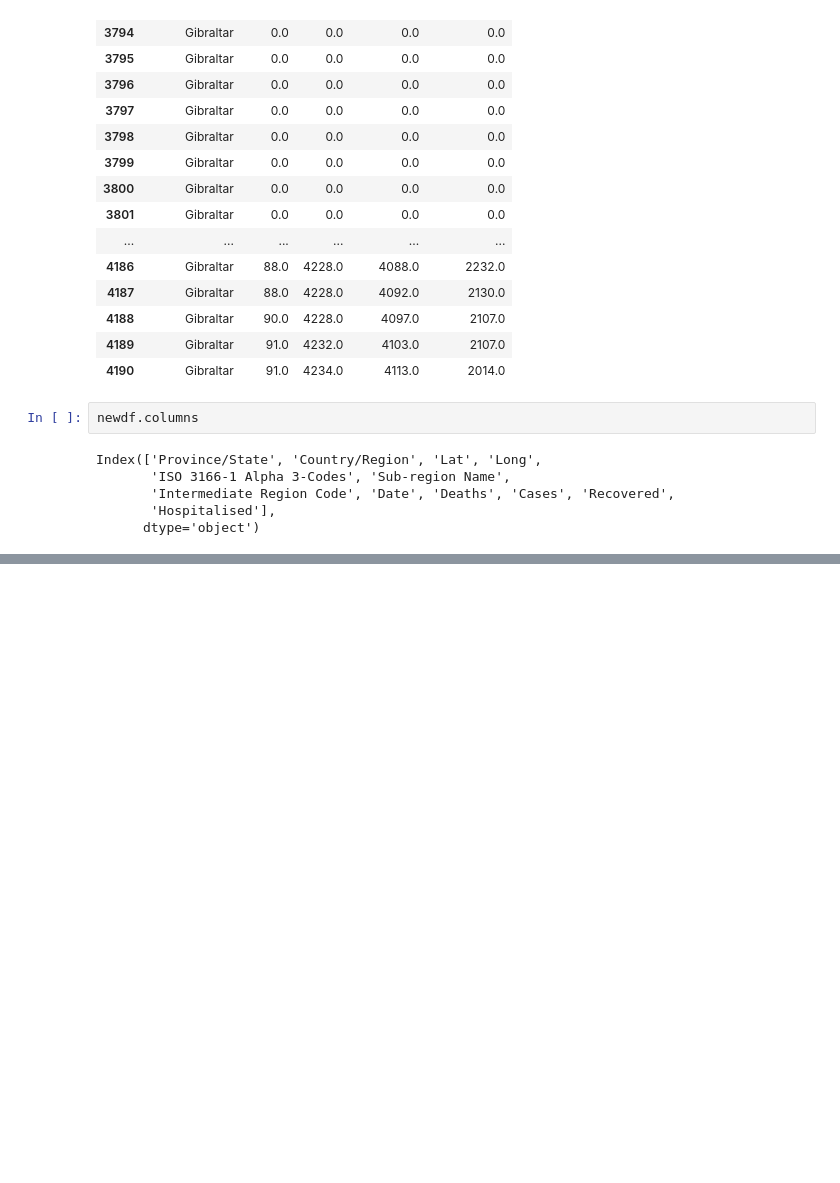
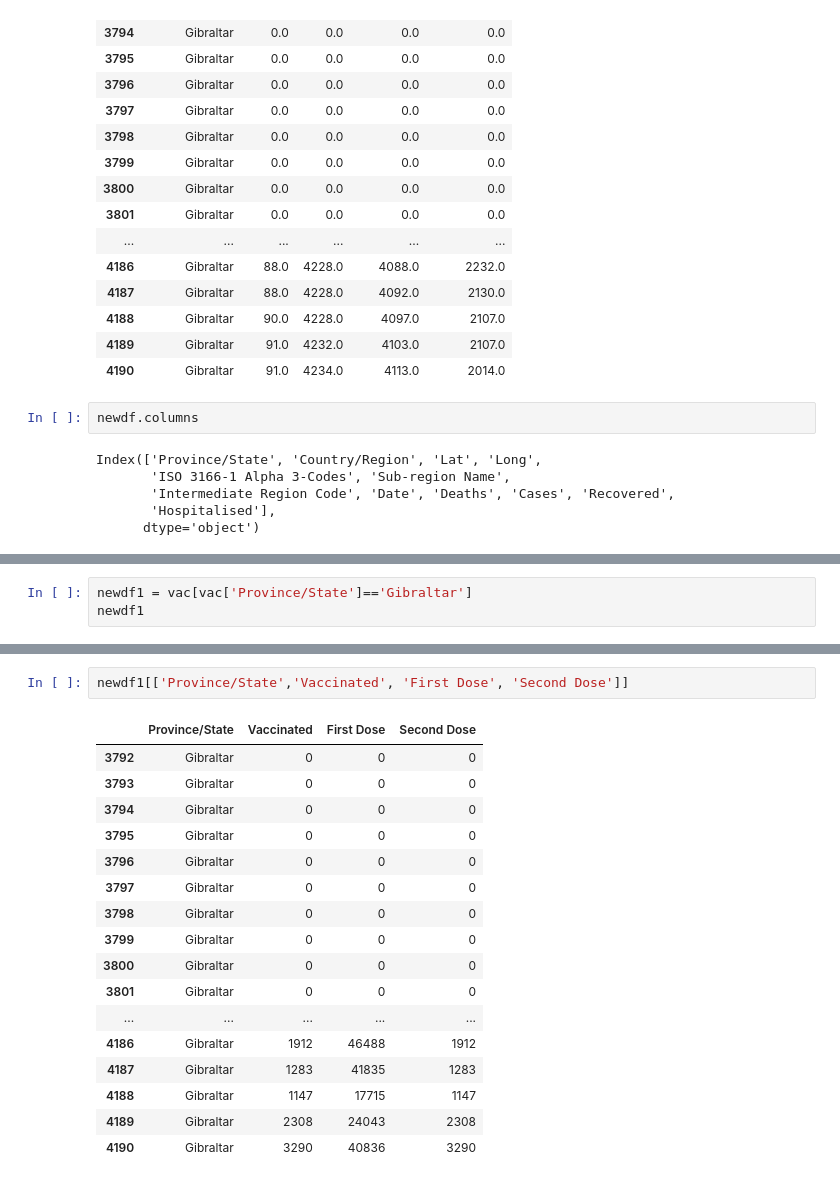
Before and after one commit to jupyterel/LSE_DA_COVID_analysis, a Jupyter notebook: LSE_DA201_assignment_Eleonora_Bacchi.ipynb, the cells around one changed output, grey strips where cells are left out. Cells and saved outputs as stored; diff of their text form; blank space fills up the shorter version.

```diff
--- a/LSE_DA201_assignment_Eleonora_Bacchi.ipynb
+++ b/LSE_DA201_assignment_Eleonora_Bacchi.ipynb
@@ -364,3 +364,6 @@ newdf.describe()
 | 50% | 3.614080e+01 | -5.353600e+00 | 0.0 | 5.000000 | 1036.500000 | 323.500000 | 675.500000 |
 | 75% | 3.614080e+01 | -5.353600e+00 | 0.0 | 94.000000 | 4286.000000 | 4122.500000 | 1548.000000 |
 | max | 3.614080e+01 | -5.353600e+00 | 0.0 | 97.000000 | 5727.000000 | 4670.000000 | 4907.000000 |
+# %%
+newdf1 = vac[vac['Province/State']=='Gibraltar']
+newdf1
@@ -366,0 +388,20 @@ newdf.describe()
+# %%
+newdf1[['Province/State','Vaccinated', 'First Dose', 'Second Dose']]
+# %% [output]
+|  | Province/State | Vaccinated | First Dose | Second Dose |
+| 3792 | Gibraltar | 0 | 0 | 0 |
+| 3793 | Gibraltar | 0 | 0 | 0 |
+| 3794 | Gibraltar | 0 | 0 | 0 |
+| 3795 | Gibraltar | 0 | 0 | 0 |
+| 3796 | Gibraltar | 0 | 0 | 0 |
+| 3797 | Gibraltar | 0 | 0 | 0 |
+| 3798 | Gibraltar | 0 | 0 | 0 |
+| 3799 | Gibraltar | 0 | 0 | 0 |
+| 3800 | Gibraltar | 0 | 0 | 0 |
+| 3801 | Gibraltar | 0 | 0 | 0 |
+| ... | ... | ... | ... | ... |
+| 4186 | Gibraltar | 1912 | 46488 | 1912 |
+| 4187 | Gibraltar | 1283 | 41835 | 1283 |
+| 4188 | Gibraltar | 1147 | 17715 | 1147 |
+| 4189 | Gibraltar | 2308 | 24043 | 2308 |
+| 4190 | Gibraltar | 3290 | 40836 | 3290 |
```
Also changed, not shown: parts of 3 cells of this notebook.
